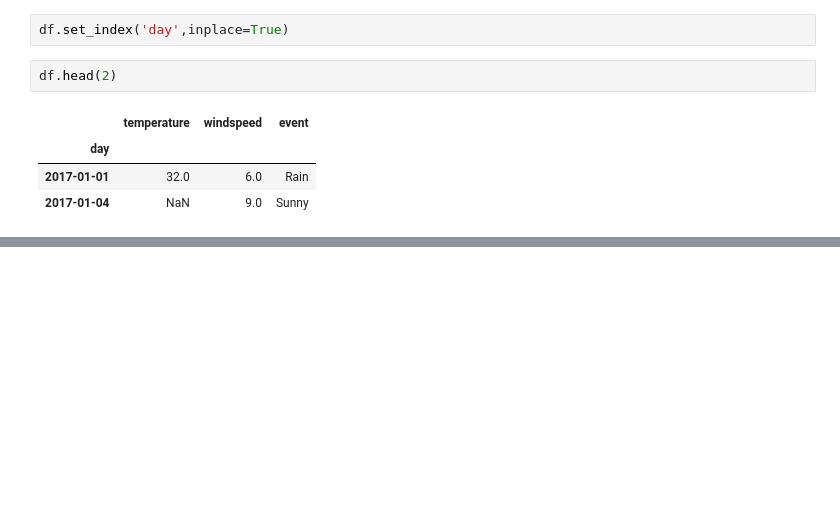
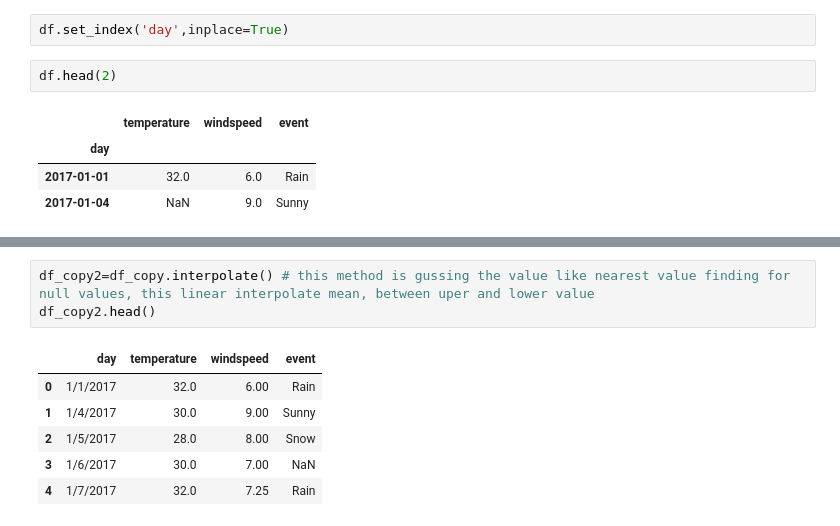
Before and after one commit to subsain/python_files, a Jupyter notebook: d5_d7/panda.ipynb, the cells around one changed output, grey strips where cells are left out. Drawn from its saved outputs; the diff is of its cells as text; blank space fills up the shorter version.

```diff
--- a/d5_d7/panda.ipynb
+++ b/d5_d7/panda.ipynb
@@ -472,0 +504,10 @@ new_df
+# %%
+df_copy2=df_copy.interpolate() # this method is gussing the value like nearest value finding for null values, this linear interpolate mean, between uper and lower value
+df_copy2.head()
+# %% [output]
+|  | day | temperature | windspeed | event |
+| 0 | 1/1/2017 | 32.0 | 6.00 | Rain |
+| 1 | 1/4/2017 | 30.0 | 9.00 | Sunny |
+| 2 | 1/5/2017 | 28.0 | 8.00 | Snow |
+| 3 | 1/6/2017 | 30.0 | 7.00 | NaN |
+| 4 | 1/7/2017 | 32.0 | 7.25 | Rain |
```
Also changed, not shown: parts of 10 cells of this notebook.
